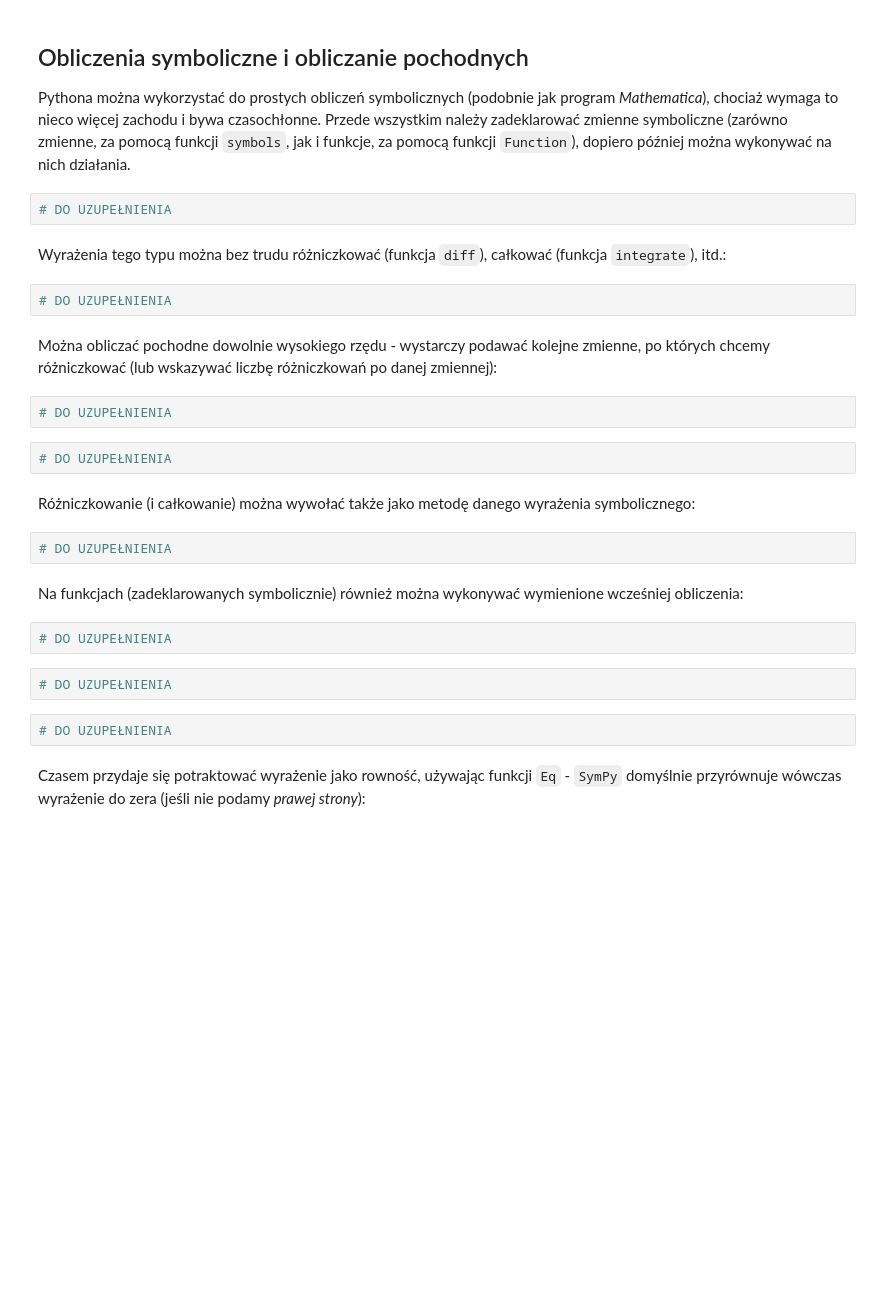
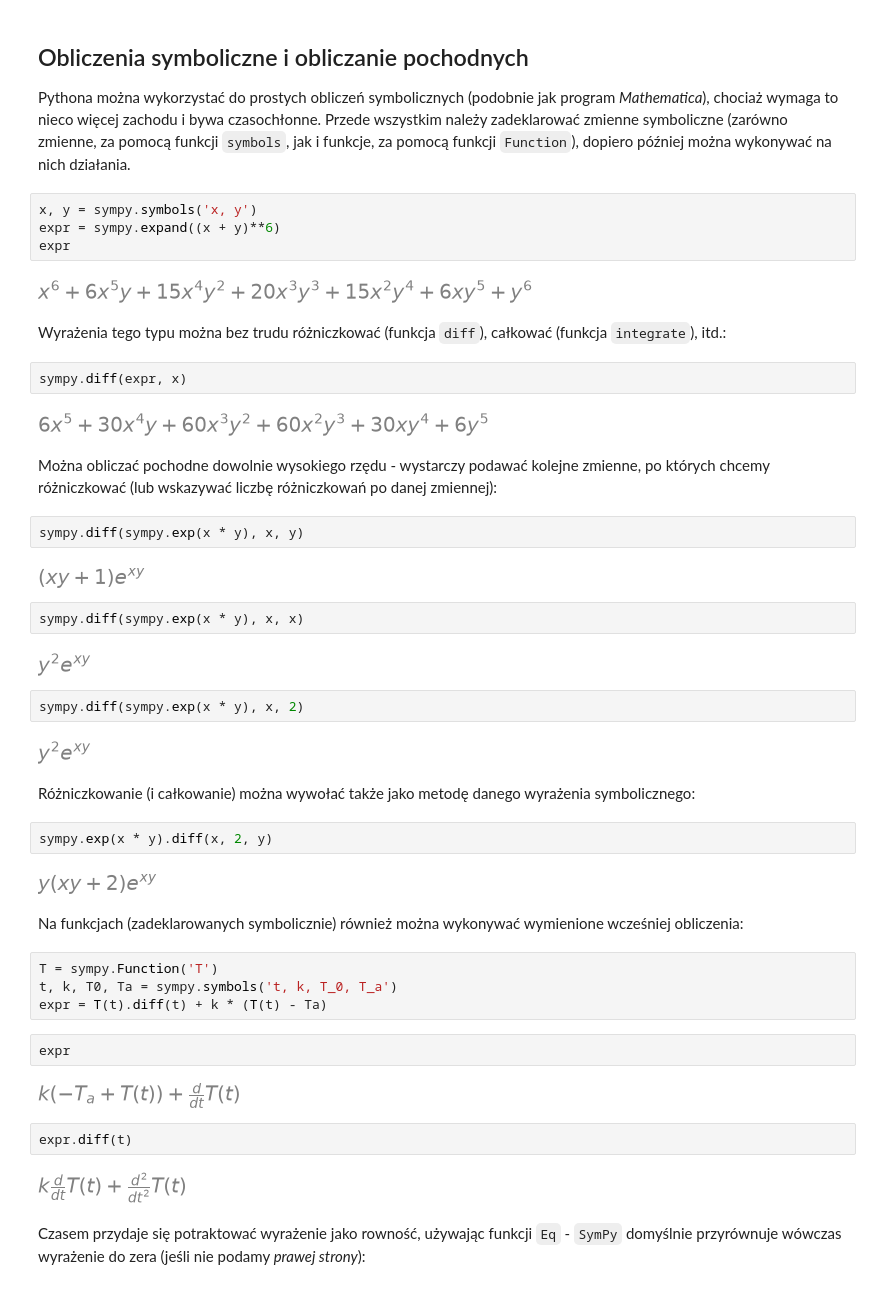
Before and after one commit to kkrol2003/RR_2026Z, a Jupyter notebook: rr-2026Z-cwiczenia-06.ipynb, the cells around one changed output. Saved outputs shown, nothing was run; the diff lists cells and outputs as text; blank space fills up the shorter version.

```diff
--- a/rr-2026Z-cwiczenia-06.ipynb
+++ b/rr-2026Z-cwiczenia-06.ipynb
@@ -18,29 +18,51 @@ sympy.init_printing()
 
 Pythona można wykorzystać do prostych obliczeń symbolicznych (podobnie jak program *Mathematica*), chociaż wymaga to nieco więcej zachodu i bywa czasochłonne. Przede wszystkim należy zadeklarować zmienne symboliczne (zarówno zmienne, za pomocą funkcji `symbols`, jak i funkcje, za pomocą funkcji `Function`), dopiero później można wykonywać na nich działania.
 # %%
-# DO UZUPEŁNIENIA
+x, y = sympy.symbols('x, y')
+expr = sympy.expand((x + y)**6)
+expr
+# %% [output]
+[figure, added]
 # %% [markdown]
 Wyrażenia tego typu można bez trudu różniczkować (funkcja `diff`), całkować (funkcja `integrate`), itd.:
 # %%
-# DO UZUPEŁNIENIA
+sympy.diff(expr, x)
+# %% [output]
+[figure, added]
 # %% [markdown]
 Można obliczać pochodne dowolnie wysokiego rzędu - wystarczy podawać kolejne zmienne, po których chcemy różniczkować (lub wskazywać liczbę różniczkowań po danej zmiennej):
 # %%
-# DO UZUPEŁNIENIA
+sympy.diff(sympy.exp(x * y), x, y)
+# %% [output]
+[figure, added]
 # %%
-# DO UZUPEŁNIENIA
+sympy.diff(sympy.exp(x * y), x, x)
+# %% [output]
+[figure, added]
+# %%
+sympy.diff(sympy.exp(x * y), x, 2)
+# %% [output]
+[figure, added]
 # %% [markdown]
 Różniczkowanie (i całkowanie) można wywołać także jako metodę danego wyrażenia symbolicznego:
 # %%
-# DO UZUPEŁNIENIA
+sympy.exp(x * y).diff(x, 2, y)
+# %% [output]
+[figure, added]
 # %% [markdown]
 Na funkcjach (zadeklarowanych symbolicznie) również można wykonywać wymienione wcześniej obliczenia:
 # %%
-# DO UZUPEŁNIENIA
+T = sympy.Function('T')
+t, k, T0, Ta = sympy.symbols('t, k, T_0, T_a')
+expr = T(t).diff(t) + k * (T(t) - Ta)
 # %%
-# DO UZUPEŁNIENIA
+expr
+# %% [output]
+[figure, added]
 # %%
-# DO UZUPEŁNIENIA
+expr.diff(t)
+# %% [output]
+[figure, added]
 # %% [markdown]
 Czasem przydaje się potraktować wyrażenie jako rowność, używając funkcji `Eq` - `SymPy` domyślnie przyrównuje wówczas wyrażenie do zera (jeśli nie podamy *prawej strony*):
 # %%
```
Also changed, not shown: parts of 44 cells of this notebook.
